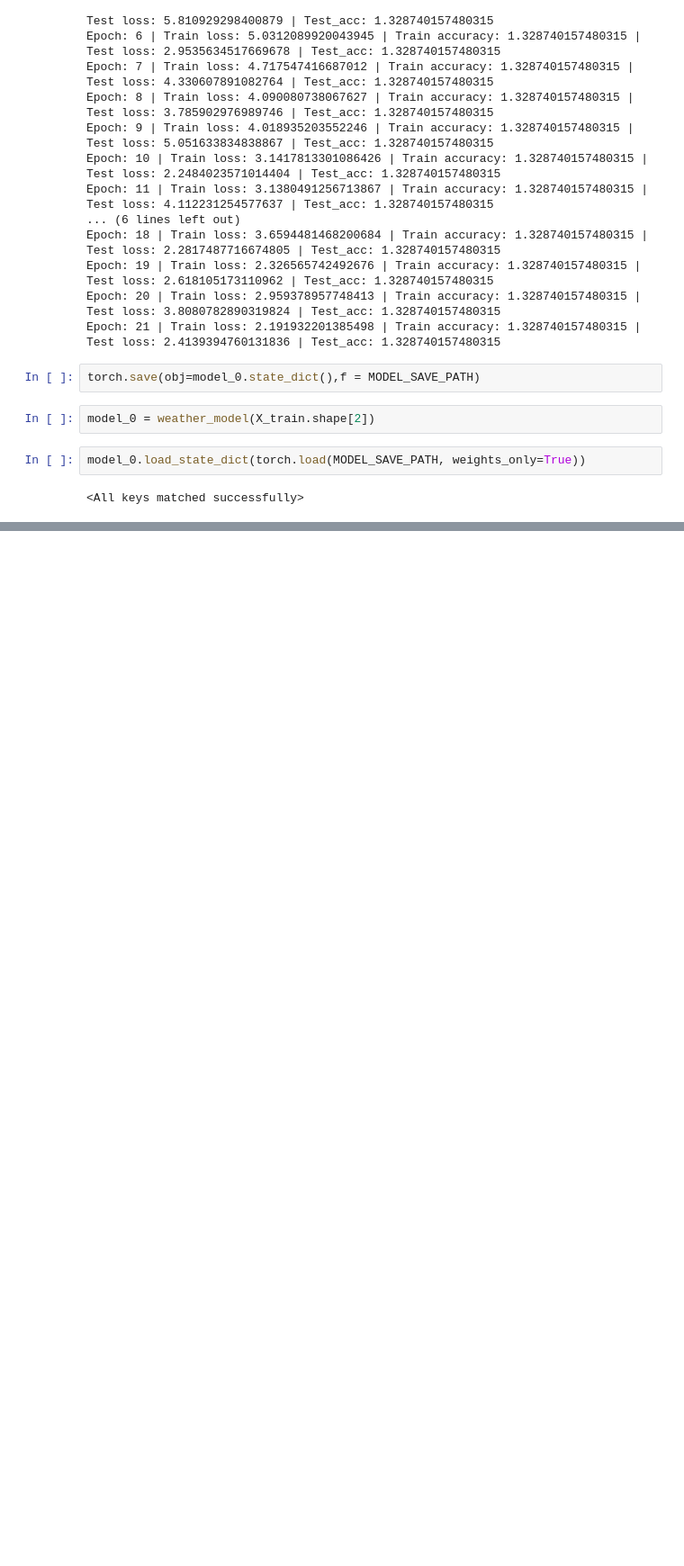
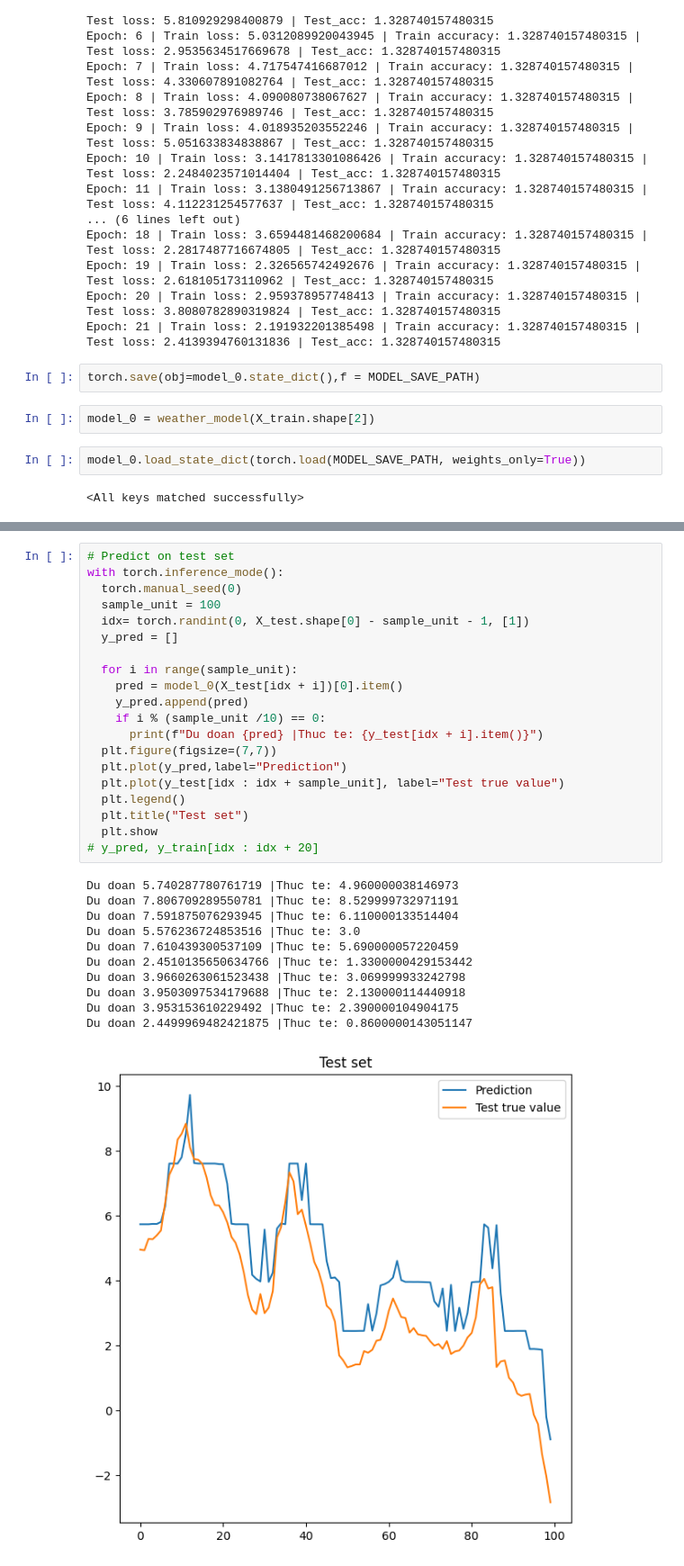
Before and after one commit to huhj225131/Weather-Forecast-LSTM, a Jupyter notebook: LSTM_Weather_Forecast.ipynb, the cells around one changed output, grey strips where cells are left out. Shown: that part at 90% size. Cells and saved outputs as stored; diff of their text form; blank space fills up the shorter version.

```diff
--- a/LSTM_Weather_Forecast.ipynb
+++ b/LSTM_Weather_Forecast.ipynb
@@ -279,0 +283,32 @@ Du doan 13.065404891967773 |Thuc te: 10.479999542236328
+# %%
+# Predict on test set
+with torch.inference_mode():
+  torch.manual_seed(0)
+  sample_unit = 100
+  idx= torch.randint(0, X_test.shape[0] - sample_unit - 1, [1])
+  y_pred = []
+
+  for i in range(sample_unit):
+    pred = model_0(X_test[idx + i])[0].item()
+    y_pred.append(pred)
+    if i % (sample_unit /10) == 0:
+      print(f"Du doan {pred} |Thuc te: {y_test[idx + i].item()}")
+  plt.figure(figsize=(7,7))
+  plt.plot(y_pred,label="Prediction")
+  plt.plot(y_test[idx : idx + sample_unit], label="Test true value")
+  plt.legend()
+  plt.title("Test set")
+  plt.show
+# y_pred, y_train[idx : idx + 20]
+# %% [output]
+Du doan 5.740287780761719 |Thuc te: 4.960000038146973
+Du doan 7.806709289550781 |Thuc te: 8.529999732971191
+Du doan 7.591875076293945 |Thuc te: 6.110000133514404
+Du doan 5.576236724853516 |Thuc te: 3.0
+Du doan 7.610439300537109 |Thuc te: 5.690000057220459
+Du doan 2.4510135650634766 |Thuc te: 1.3300000429153442
+Du doan 3.9660263061523438 |Thuc te: 3.069999933242798
+Du doan 3.9503097534179688 |Thuc te: 2.130000114440918
+Du doan 3.953153610229492 |Thuc te: 2.390000104904175
+Du doan 2.4499969482421875 |Thuc te: 0.8600000143051147
+[figure, added]
```
Also changed, not shown: parts of 1 cell of this notebook.
